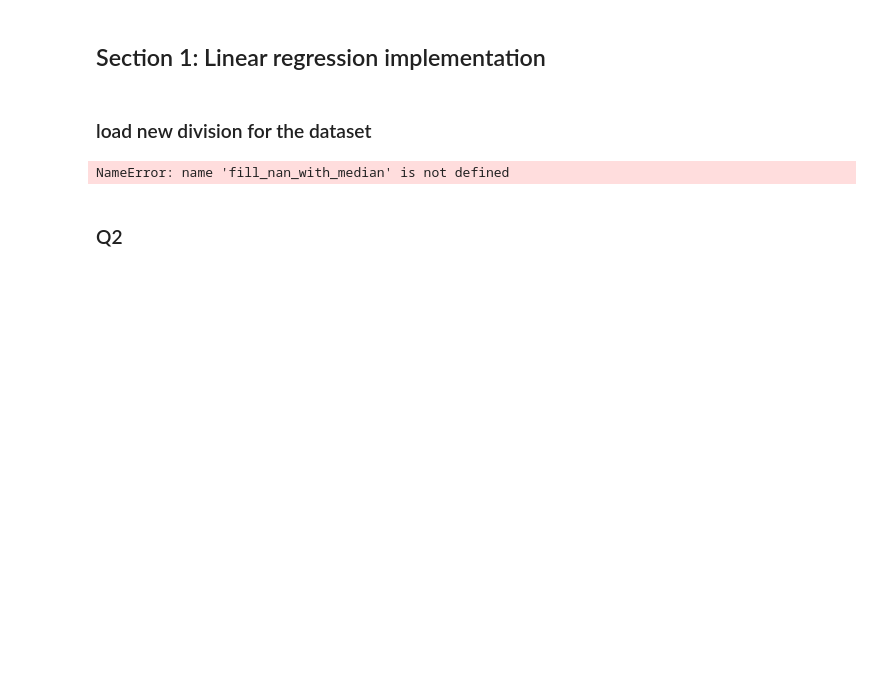
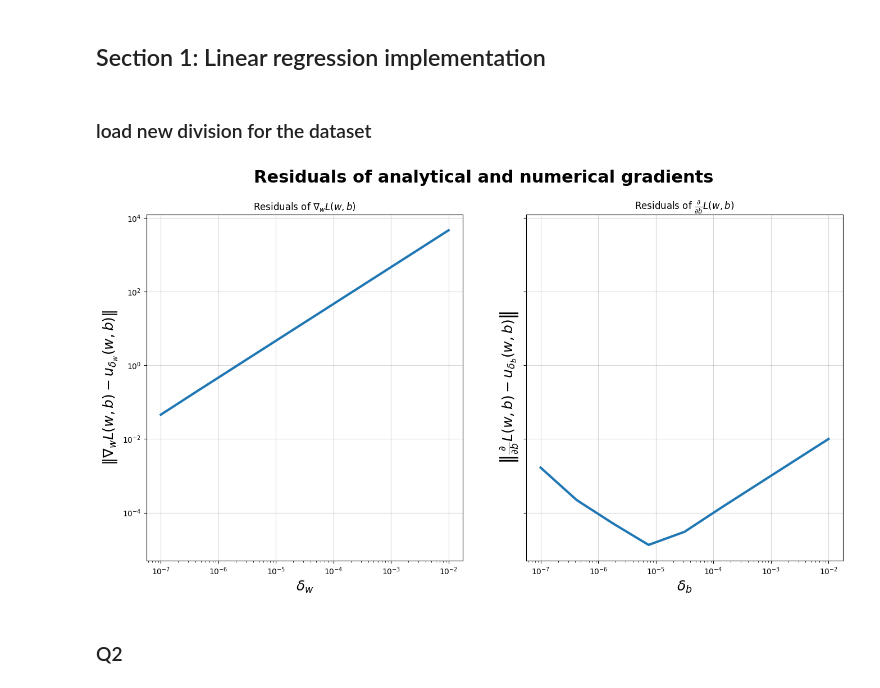
Before and after one commit to UriKH/ML-02360766, a Jupyter notebook: wet_hw3/notebook.ipynb, the cells around one changed output. Drawn from its saved outputs; the diff is of its cells as text; code cells hidden in the pictures; blank space fills up the shorter version.

```diff
--- a/wet_hw3/notebook.ipynb
+++ b/wet_hw3/notebook.ipynb
@@ -95,18 +50,0 @@ The median of PCR_03 is -       -0.0070285297453213
-# %%
-for col_name in missing_stats_train.keys():
-    train[col_name]=train[col_name].fillna('median')
-
-for col_name in missing_stats_test.keys():
-    test[col_name]=test[col_name].fillna('median')
-
-missing_stats_train = get_missing_data_stats(train)
-for col_name, missing in missing_stats_train.items():
-    print(f'in column {col_name} - missing: {missing}')
-print('-' * 70)
-
-print(f'{" ":10}> Test set - missing data')
-
-missing_stats_test = get_missing_data_stats(test)
-for col_name, missing in missing_stats_test.items():
-    print(f'in column {col_name} - missing: {missing}')
-print('-' * 70)
@@ -171,23 +89,20 @@ AssertionError:
 ### load new division for the dataset
 # %%
 # divide to train and test using the ID's (same method as in Wet HW 1)
-train_new = dataset.sample(frac=0.8)
-test_new = dataset.drop(train.index)
+train_new = train.sample(frac=0.8)
+validation_new = train.drop(train_new.index)
 
-train_new = fill_nan_with_median(train_new)
-test_new = fill_nan_with_median(test_new)
-train_new, test_new = normalize(train_new, test_new, mm_scale_columns, z_scale_columns)
+train_new = fill_numeric_nan_with_median(train_new)
+validation_new = fill_numeric_nan_with_median(validation_new)
+train_new, validation_new = normalize(train_new, validation_new, mm_scale_columns, z_scale_columns)
 X_train = train_new.drop(columns=['contamination_level']).to_numpy()
-Y_train = train_new['contamination_level'].to_numpy()
+y_train = train_new['contamination_level'].to_numpy()
 
+X_val = validation_new.drop(columns=['contamination_level']).to_numpy()
+y_val = validation_new['contamination_level'].to_numpy()
 
-assert np.all(np.isfinite(X_train)), "X_train contains NaN or Inf"
-assert np.all(np.isfinite(Y_train)), "Y_train contains NaN or Inf"
-print("X_train shape:", X_train.shape)
-print("Y_train shape:", Y_train.shape)
-
-compare_gradients(X_train, Y_train, deltas=np.logspace(-7, -2, 9))
+compare_gradients(X_train, y_train, deltas=np.logspace(-7, -2, 9))
 # %% [output]
-NameError: name 'fill_nan_with_median' is not defined
+[figure, added]
 # %% [markdown]
 ### Q2
```
Also changed, not shown: parts of 5 cells of this notebook, 2 other files.
